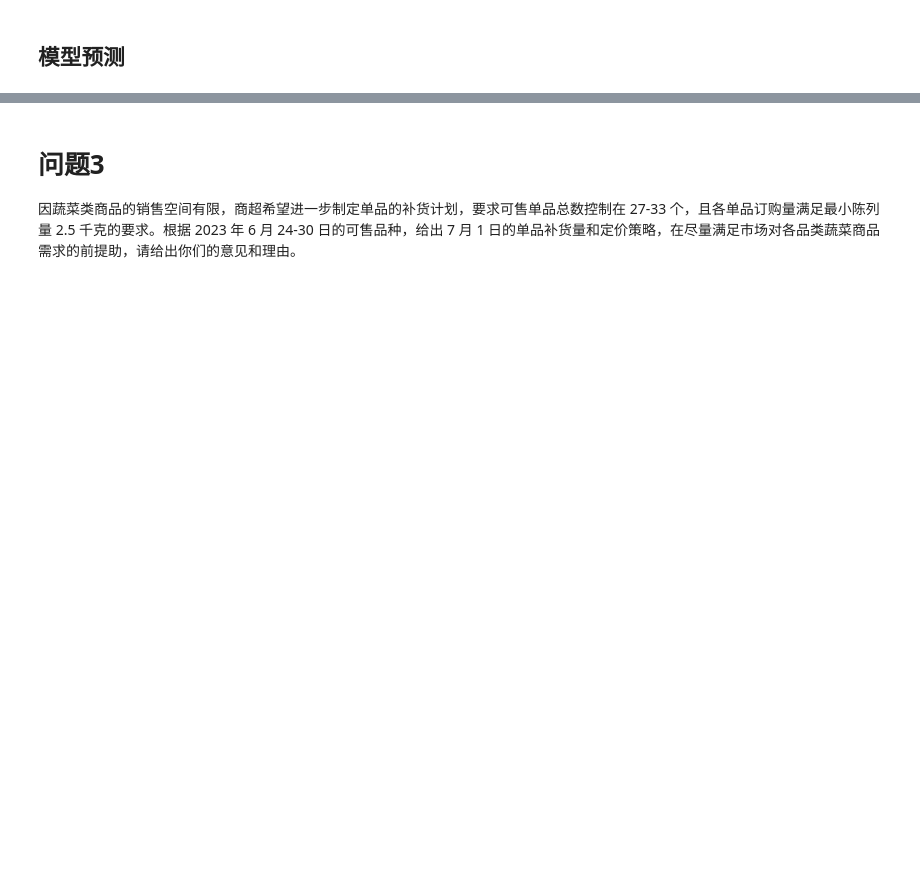
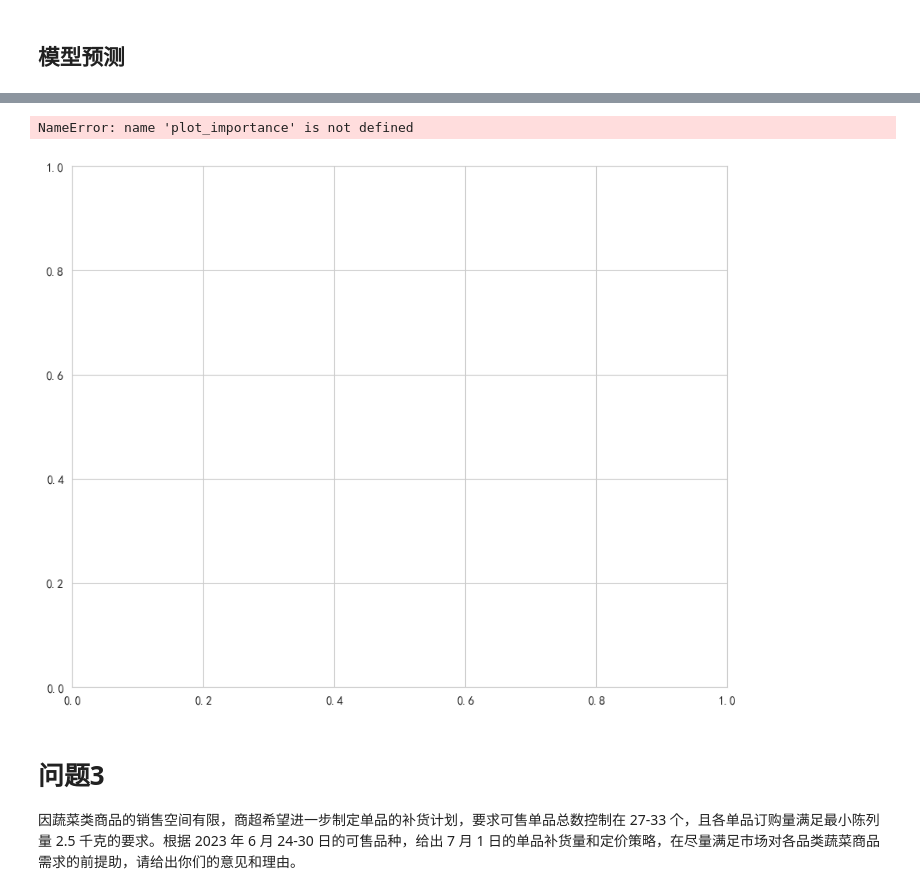
Before and after one commit to VasantLong/ml2025, a Jupyter notebook: hw/独立实践项目/code.ipynb, the cells around one changed output, grey strips where cells are left out. Cells and saved outputs as stored; diff of their text form; code cells hidden in the pictures; blank space fills up the shorter version.

```diff
--- a/hw/独立实践项目/code.ipynb
+++ b/hw/独立实践项目/code.ipynb
@@ -949,3 +1132,11 @@ dtype: float64
+# %%
+fig, ax = plt.subplots(figsize=(10, 8))
+plot_importance(solver.model, ax=ax, max_num_features=10, height=0.5)
+plt.title(f'[{solver.category}] 销量影响因素排序')
+plt.show()
+# %% [output]
+NameError: name 'plot_importance' is not defined
+[figure, added]
 # %% [markdown]
 # 问题3
 因蔬菜类商品的销售空间有限，商超希望进一步制定单品的补货计划，要求可售单品总数控制在 27-33 个，且各单品订购量满足最小陈列量 2.5 千克的要求。根据 2023 年 6 月 24-30 日的可售品种，给出 7 月 1 日的单品补货量和定价策略，在尽量满足市场对各品类蔬菜商品需求的前提助，请给出你们的意见和理由。
```
Also changed, not shown: parts of 9 cells of this notebook.
